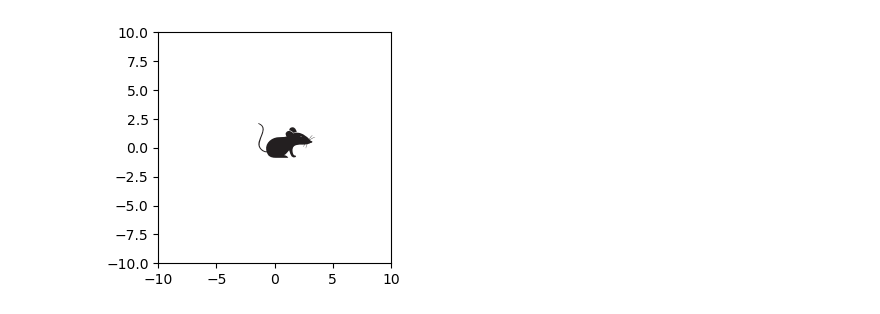
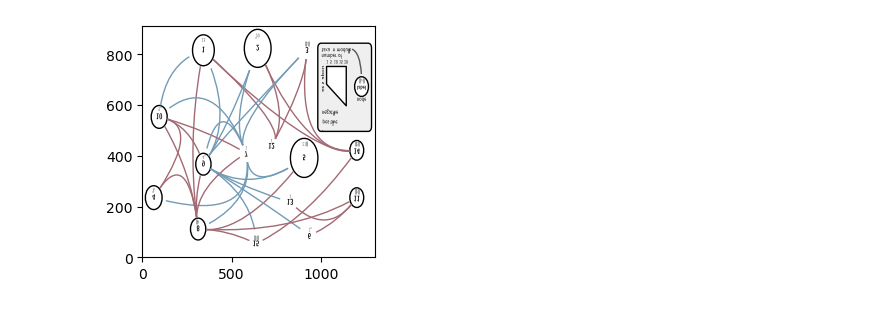
Before and after one commit to travisgibson/svgpath2mpl, a Jupyter notebook: examples/network.ipynb, the cells around one changed output. Drawn from its saved outputs; the diff is of its cells as text; code cells hidden in the pictures.

Commit message:
network

```diff
--- a/examples/network.ipynb
+++ b/examples/network.ipynb
@@ -13,33 +13,33 @@ import requests
 from svgpath2mpl import parse_path
 # %%
 #r = requests.get('http://thenewcode.com/assets/images/thumbnails/homer-simpson.svg')
-with open("img/mouse.svg", "r") as file:
+with open("img/keynotev2_compressed_for_youn.svg", "r") as file:
     text = file.read()
 
 tree = etree.parse(StringIO(text))
 root = tree.getroot()
-width = 10#int(re.match(r'\d+', root.attrib['width']).group())
-height = 10#int(re.match(r'\d+', root.attrib['height']).group())
+width = 1302#int(re.match(r'\d+', root.attrib['width']).group())
+height = 910.4#int(re.match(r'\d+', root.attrib['height']).group())
 path_elems = root.findall('.//{http://www.w3.org/2000/svg}path')
 # %%
 paths = [parse_path(elem.attrib['d']) for elem in path_elems]
 facecolors = [elem.attrib.get('fill', 'none') for elem in path_elems]
 edgecolors = [elem.attrib.get('stroke', 'none') for elem in path_elems]
 linewidths = [elem.attrib.get('stroke_width', 1) for elem in path_elems]
 collection = mpl.collections.PathCollection(paths,
                                       edgecolors=edgecolors,
                                       linewidths=linewidths,
                                       facecolors=facecolors)
 
 fig = plt.figure(figsize=(3,3))
 ax = fig.add_subplot()
-collection.set_transform(mpl.transforms.Affine2D().rotate_deg(180)+mpl.transforms.Affine2D().scale(.0025)+mpl.transforms.Affine2D().translate(4,3)+ax.transData)
-#mpl.transforms.Affine2D().rotate(1)
+collection.set_transform(ax.transData)
+#mpl.transforms.Affine2D().rotate(180)
 
 ax.add_artist(collection)
-ax.set_xlim([-width, width])
-ax.set_ylim([-height, height])
+ax.set_xlim([0, width])
+ax.set_ylim([0, height])
 
-fig.savefig("mouse.pdf")
+fig.savefig("network.pdf")
 # %% [output]
-[figure, old version]
+[figure, new version]
```
Also changed, not shown: 1 other file.
